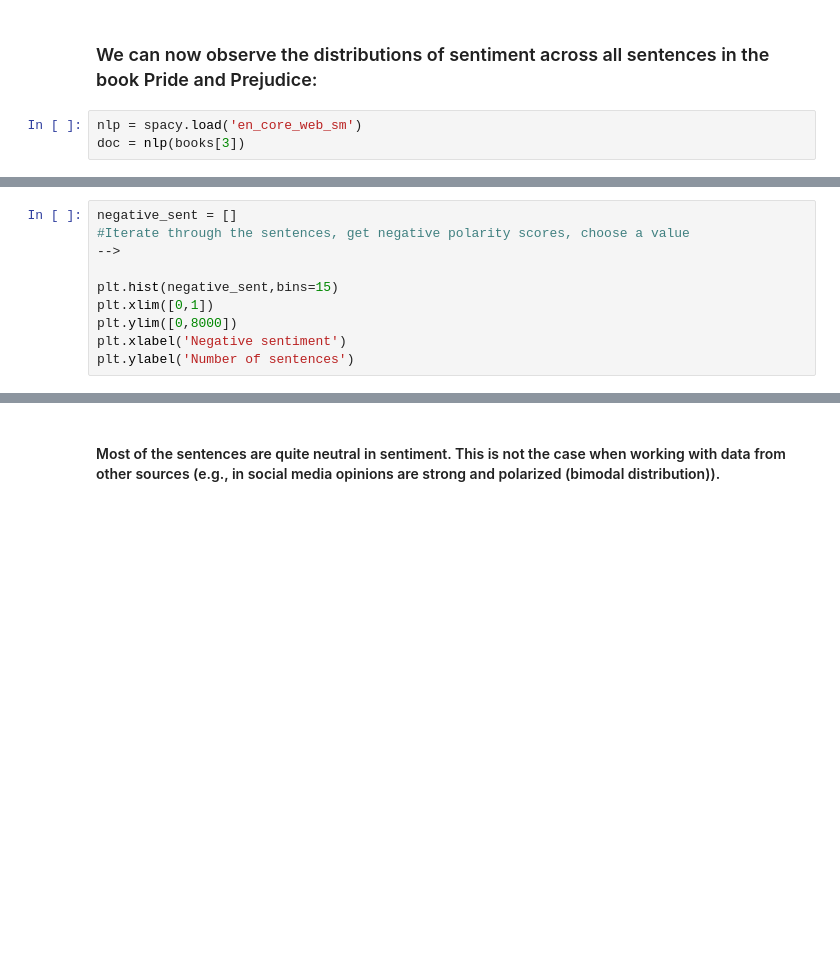
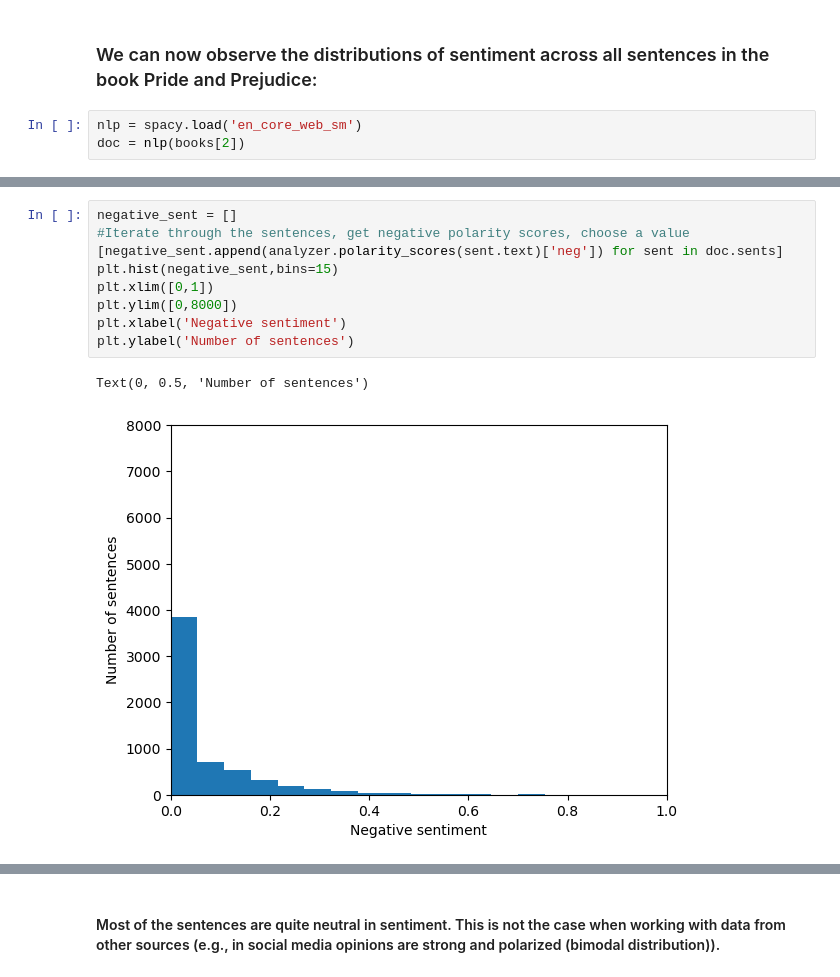
Before and after one commit to pratikranaa/data_mining, a Jupyter notebook: assignment_handling_text/Handling_text_exercise.ipynb, the cells around one changed output, grey strips where cells are left out. Cells and saved outputs as stored; diff of their text form; blank space fills up the shorter version.

```diff
--- a/assignment_handling_text/Handling_text_exercise.ipynb
+++ b/assignment_handling_text/Handling_text_exercise.ipynb
@@ -270,7 +389,7 @@ print('Compound sentiment:',vs['compound'])
 ### We can now observe the distributions of sentiment across all sentences in the book Pride and Prejudice:
 # %%
 nlp = spacy.load('en_core_web_sm')
-doc = nlp(books[3])
+doc = nlp(books[2])
 # %%
 positive_sent = []
 #iterate through the sentences, get polarity scores, choose a value
@@ -283,13 +405,15 @@ plt.ylabel('Number of sentences')
 # %%
 negative_sent = []
 #Iterate through the sentences, get negative polarity scores, choose a value
--->
-
+[negative_sent.append(analyzer.polarity_scores(sent.text)['neg']) for sent in doc.sents]
 plt.hist(negative_sent,bins=15)
 plt.xlim([0,1])
 plt.ylim([0,8000])
 plt.xlabel('Negative sentiment')
 plt.ylabel('Number of sentences')
+# %% [output]
+Text(0, 0.5, 'Number of sentences')
+[figure, added]
 # %%
 total_sent = []
 [total_sent.append(analyzer.polarity_scores(sent.text)['compound']) for sent in doc.sents]
```
Also changed, not shown: parts of 51 cells of this notebook, 6 other files.
